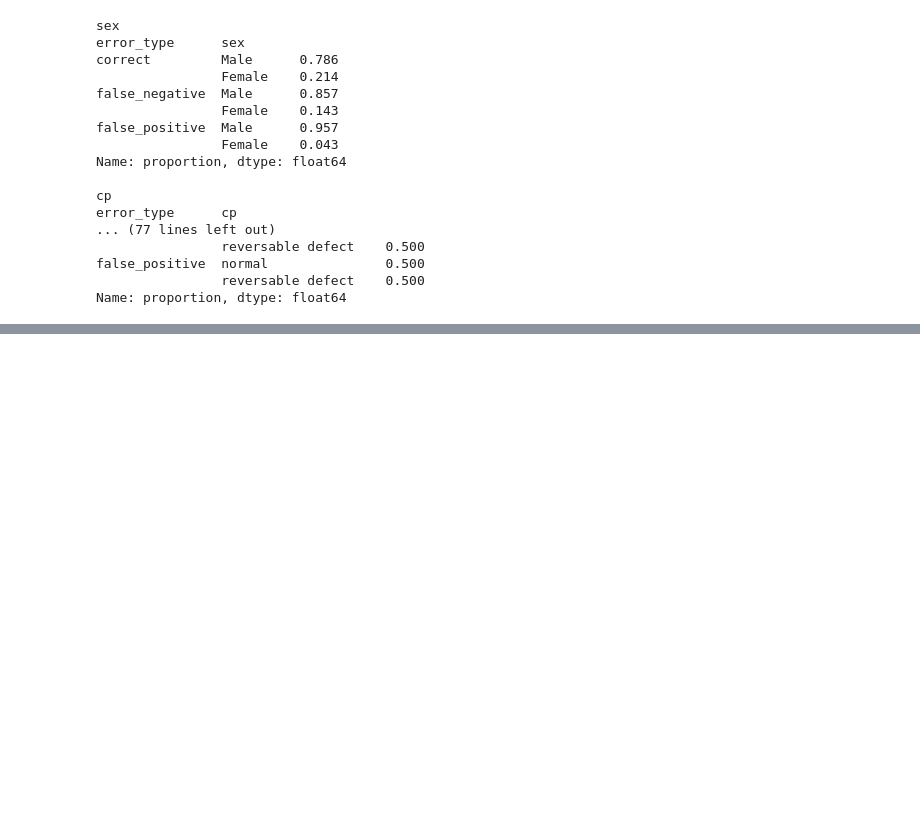
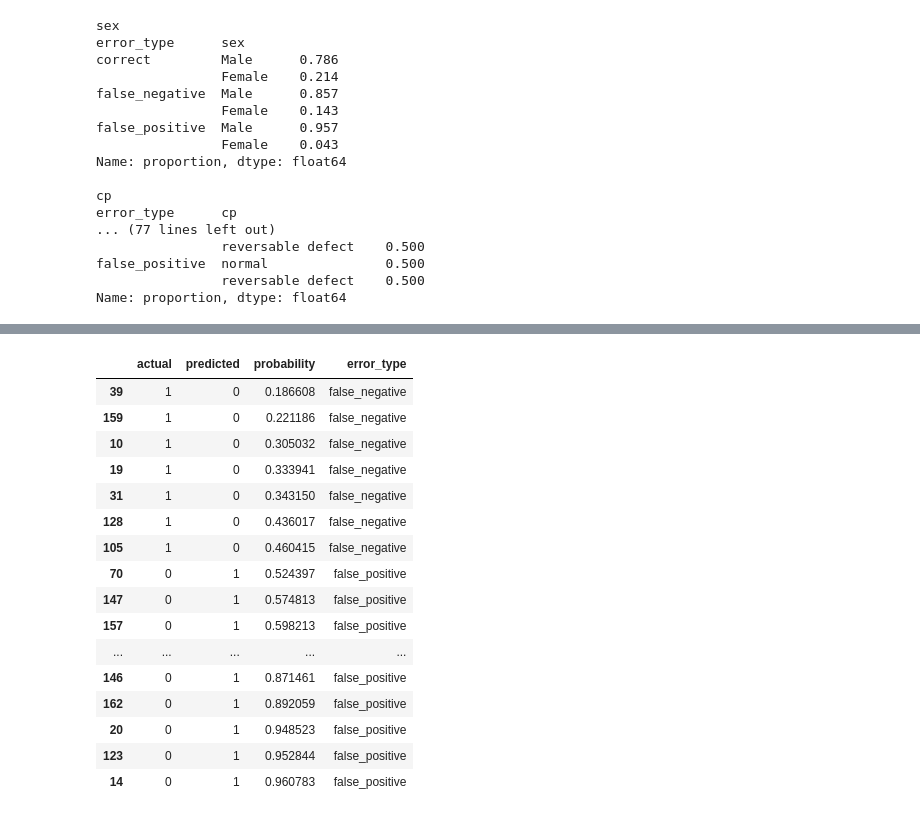
Before and after one commit to muhammadraditya28r/uci-heart-disease-ml, a Jupyter notebook: notebooks/04_model_evaluation.ipynb, the cells around one changed output, grey strips where cells are left out. Saved outputs shown, nothing was run; the diff lists cells and outputs as text; code cells hidden in the pictures; blank space fills up the shorter version.

```diff
--- a/notebooks/04_model_evaluation.ipynb
+++ b/notebooks/04_model_evaluation.ipynb
@@ -140,0 +167,20 @@ Name: proportion, dtype: float64
+# %%
+incorrect_predictions[["actual", "predicted", "probability", "error_type"]]
+# %% [output]
+|  | actual | predicted | probability | error_type |
+| 39 | 1 | 0 | 0.186608 | false_negative |
+| 159 | 1 | 0 | 0.221186 | false_negative |
+| 10 | 1 | 0 | 0.305032 | false_negative |
+| 19 | 1 | 0 | 0.333941 | false_negative |
+| 31 | 1 | 0 | 0.343150 | false_negative |
+| 128 | 1 | 0 | 0.436017 | false_negative |
+| 105 | 1 | 0 | 0.460415 | false_negative |
+| 70 | 0 | 1 | 0.524397 | false_positive |
+| 147 | 0 | 1 | 0.574813 | false_positive |
+| 157 | 0 | 1 | 0.598213 | false_positive |
+| ... | ... | ... | ... | ... |
+| 146 | 0 | 1 | 0.871461 | false_positive |
+| 162 | 0 | 1 | 0.892059 | false_positive |
+| 20 | 0 | 1 | 0.948523 | false_positive |
+| 123 | 0 | 1 | 0.952844 | false_positive |
+| 14 | 0 | 1 | 0.960783 | false_positive |
```
Also changed, not shown: parts of 5 cells of this notebook, 1 other file.
